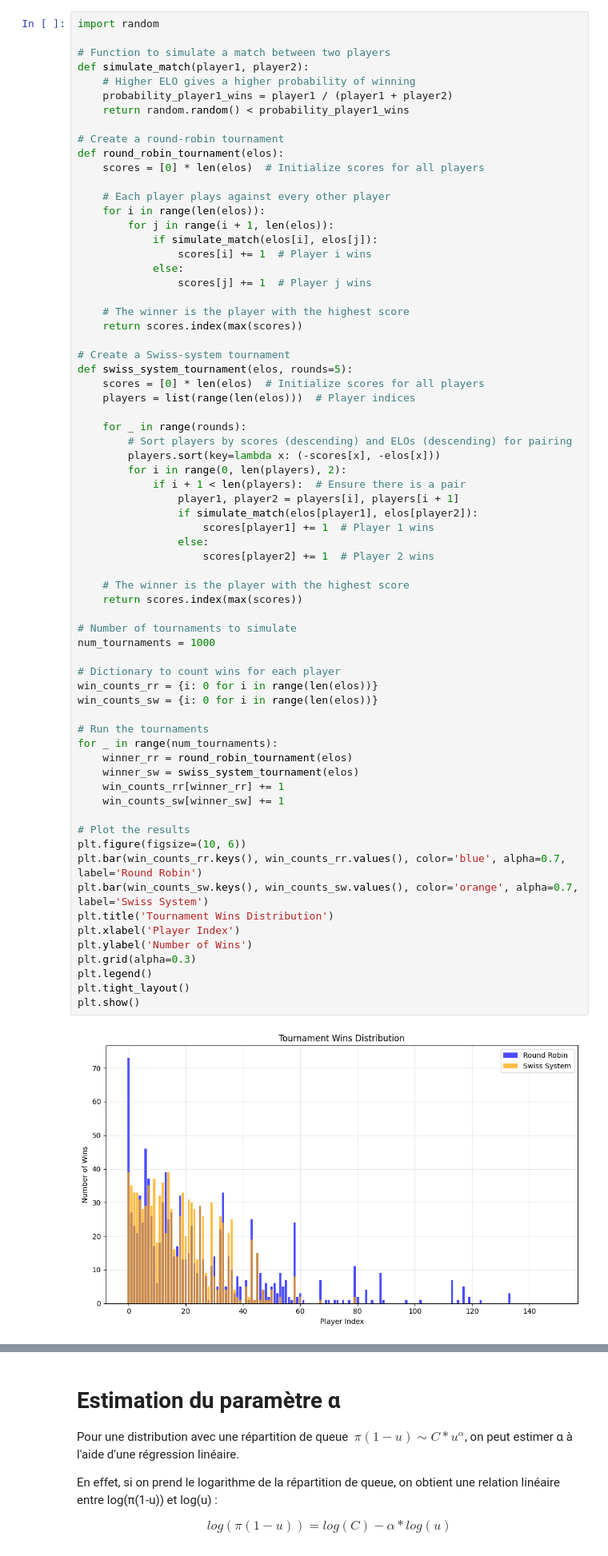
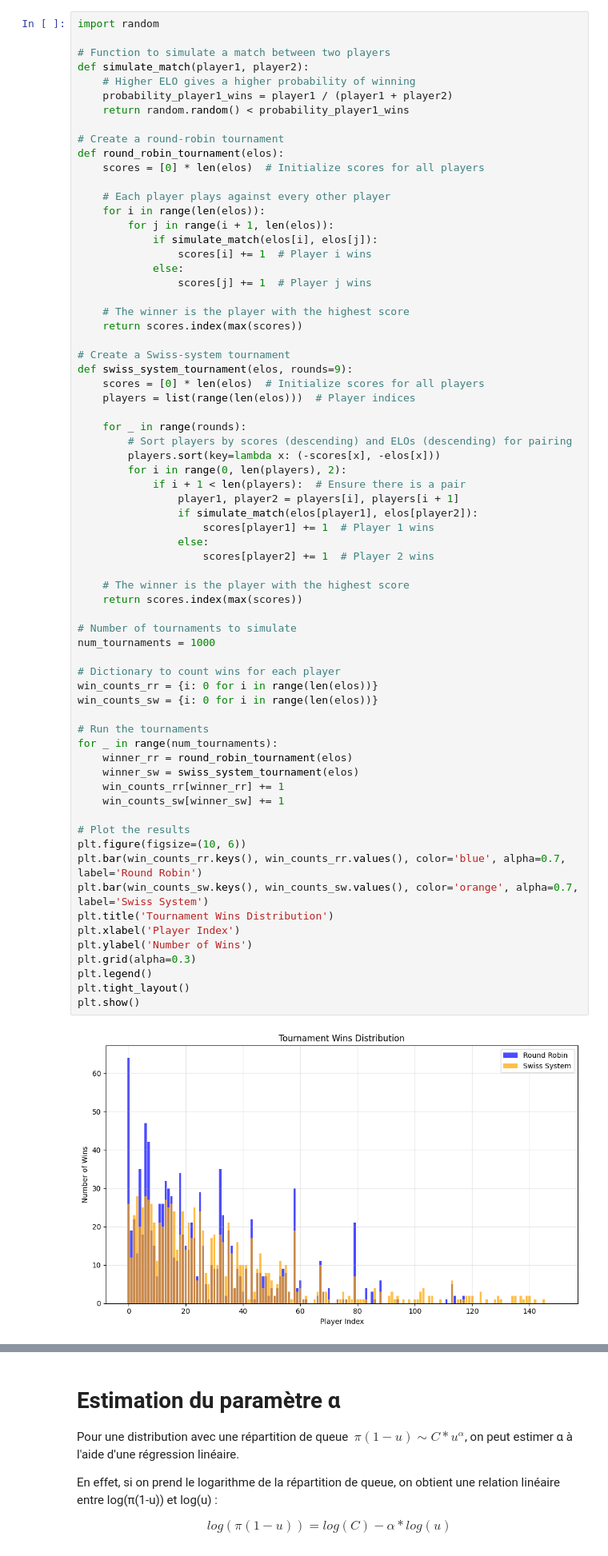
Before and after one commit to NathENSAE/Seminaire, a Jupyter notebook: seminaire.ipynb, the cells around one changed output, grey strips where cells are left out. Shown at 80% size. Cells and saved outputs as stored; diff of their text form.

```diff
--- a/seminaire.ipynb
+++ b/seminaire.ipynb
@@ -66,7 +101,7 @@ def round_robin_tournament(elos):
     return scores.index(max(scores))
 
 # Create a Swiss-system tournament
-def swiss_system_tournament(elos, rounds=5):
+def swiss_system_tournament(elos, rounds=9):
     scores = [0] * len(elos)  # Initialize scores for all players
     players = list(range(len(elos)))  # Player indices
 
@@ -83,34 +118,34 @@ def swiss_system_tournament(elos, rounds=5):
 
     # The winner is the player with the highest score
     return scores.index(max(scores))
 
 # Number of tournaments to simulate
 num_tournaments = 1000
 
 # Dictionary to count wins for each player
 win_counts_rr = {i: 0 for i in range(len(elos))}
 win_counts_sw = {i: 0 for i in range(len(elos))}
 
 # Run the tournaments
 for _ in range(num_tournaments):
     winner_rr = round_robin_tournament(elos)
     winner_sw = swiss_system_tournament(elos)
     win_counts_rr[winner_rr] += 1
     win_counts_sw[winner_sw] += 1
 
 # Plot the results
 plt.figure(figsize=(10, 6))
 plt.bar(win_counts_rr.keys(), win_counts_rr.values(), color='blue', alpha=0.7, label='Round Robin')
 plt.bar(win_counts_sw.keys(), win_counts_sw.values(), color='orange', alpha=0.7, label='Swiss System')
 plt.title('Tournament Wins Distribution')
 plt.xlabel('Player Index')
 plt.ylabel('Number of Wins')
 plt.grid(alpha=0.3)
 plt.legend()
 plt.tight_layout()
 plt.show()
 # %% [output]
-[figure, old version]
+[figure, new version]
 # %%
 import pandas as pd
 import matplotlib.pyplot as plt
```
Also changed, not shown: parts of 3 cells of this notebook, 1 other file.
